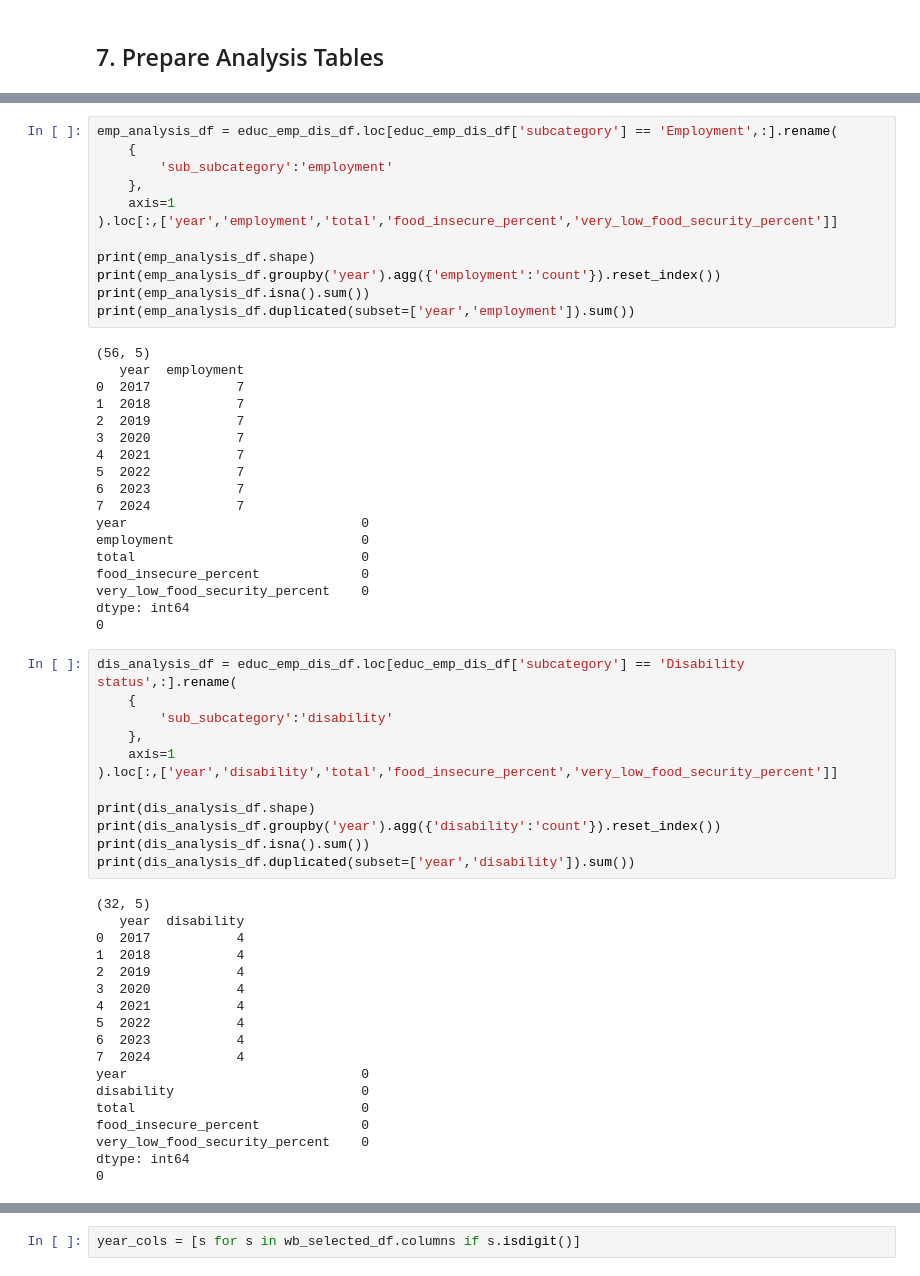
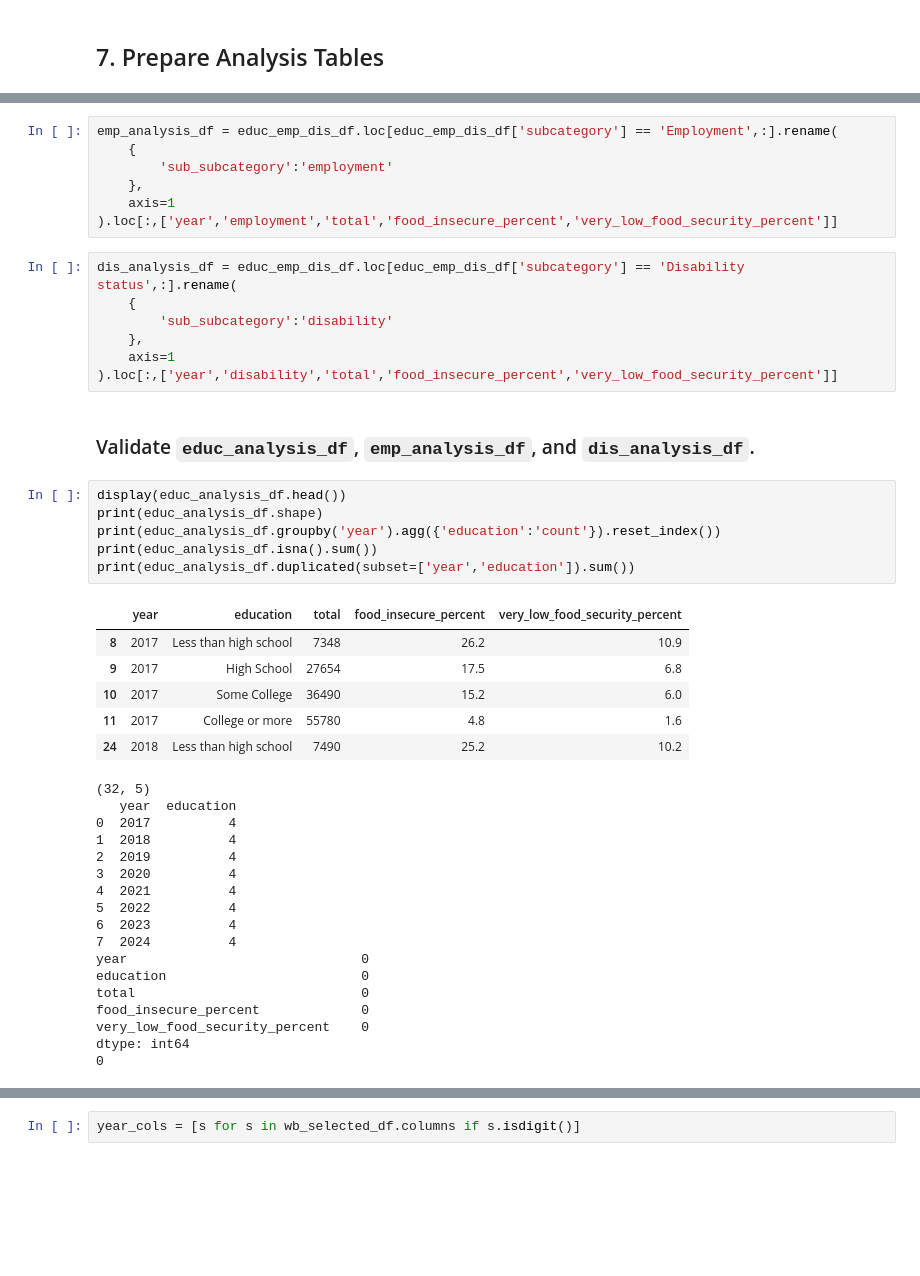
Before and after one commit to MichaelBujard/notebook-portfolio-project-0, a Jupyter notebook: notebooks/food_insecurity_analysis.ipynb, the cells around one changed output, grey strips where cells are left out. Saved outputs shown, nothing was run; the diff lists cells and outputs as text; blank space fills up the shorter version.

```diff
--- a/notebooks/food_insecurity_analysis.ipynb
+++ b/notebooks/food_insecurity_analysis.ipynb
@@ -1500,29 +1185,6 @@ emp_analysis_df = educ_emp_dis_df.loc[educ_emp_dis_df['subcategory'] == 'Employm
     },
     axis=1
 ).loc[:,['year','employment','total','food_insecure_percent','very_low_food_security_percent']]
-
-print(emp_analysis_df.shape)
-print(emp_analysis_df.groupby('year').agg({'employment':'count'}).reset_index())
-print(emp_analysis_df.isna().sum())
-print(emp_analysis_df.duplicated(subset=['year','employment']).sum())
-# %% [output]
-(56, 5)
-   year  employment
-0  2017           7
-1  2018           7
-2  2019           7
-3  2020           7
-4  2021           7
-5  2022           7
-6  2023           7
-7  2024           7
-year                              0
-employment                        0
-total                             0
-food_insecure_percent             0
-very_low_food_security_percent    0
-dtype: int64
-0
 # %%
 dis_analysis_df = educ_emp_dis_df.loc[educ_emp_dis_df['subcategory'] == 'Disability status',:].rename(
     {
@@ -1530,26 +1192,35 @@ dis_analysis_df = educ_emp_dis_df.loc[educ_emp_dis_df['subcategory'] == 'Disabil
     },
     axis=1
 ).loc[:,['year','disability','total','food_insecure_percent','very_low_food_security_percent']]
-
-print(dis_analysis_df.shape)
-print(dis_analysis_df.groupby('year').agg({'disability':'count'}).reset_index())
-print(dis_analysis_df.isna().sum())
-print(dis_analysis_df.duplicated(subset=['year','disability']).sum())
-# %% [output]
-(32, 5)
-   year  disability
-0  2017           4
-1  2018           4
-2  2019           4
-3  2020           4
-4  2021           4
-5  2022           4
-6  2023           4
-7  2024           4
-year                              0
-disability                        0
-total                             0
-food_insecure_percent             0
-very_low_food_security_percent    0
-dtype: int64
-0
+# %% [markdown]
+### Validate `educ_analysis_df`, `emp_analysis_df`, and `dis_analysis_df`.
+# %%
+display(educ_analysis_df.head())
+print(educ_analysis_df.shape)
+print(educ_analysis_df.groupby('year').agg({'education':'count'}).reset_index())
+print(educ_analysis_df.isna().sum())
+print(educ_analysis_df.duplicated(subset=['year','education']).sum())
+# %% [output]
+|  | year | education | total | food_insecure_percent | very_low_food_security_percent |
+| 8 | 2017 | Less than high school | 7348 | 26.2 | 10.9 |
+| 9 | 2017 | High School | 27654 | 17.5 | 6.8 |
+| 10 | 2017 | Some College | 36490 | 15.2 | 6.0 |
+| 11 | 2017 | College or more | 55780 | 4.8 | 1.6 |
+| 24 | 2018 | Less than high school | 7490 | 25.2 | 10.2 |
+(32, 5)
+   year  education
+0  2017          4
+1  2018          4
+2  2019          4
+3  2020          4
+4  2021          4
+5  2022          4
+6  2023          4
+7  2024          4
+year                              0
+education                         0
+total                             0
+food_insecure_percent             0
+very_low_food_security_percent    0
+dtype: int64
+0
```
Also changed, not shown: parts of 90 cells of this notebook, 1 other file.
